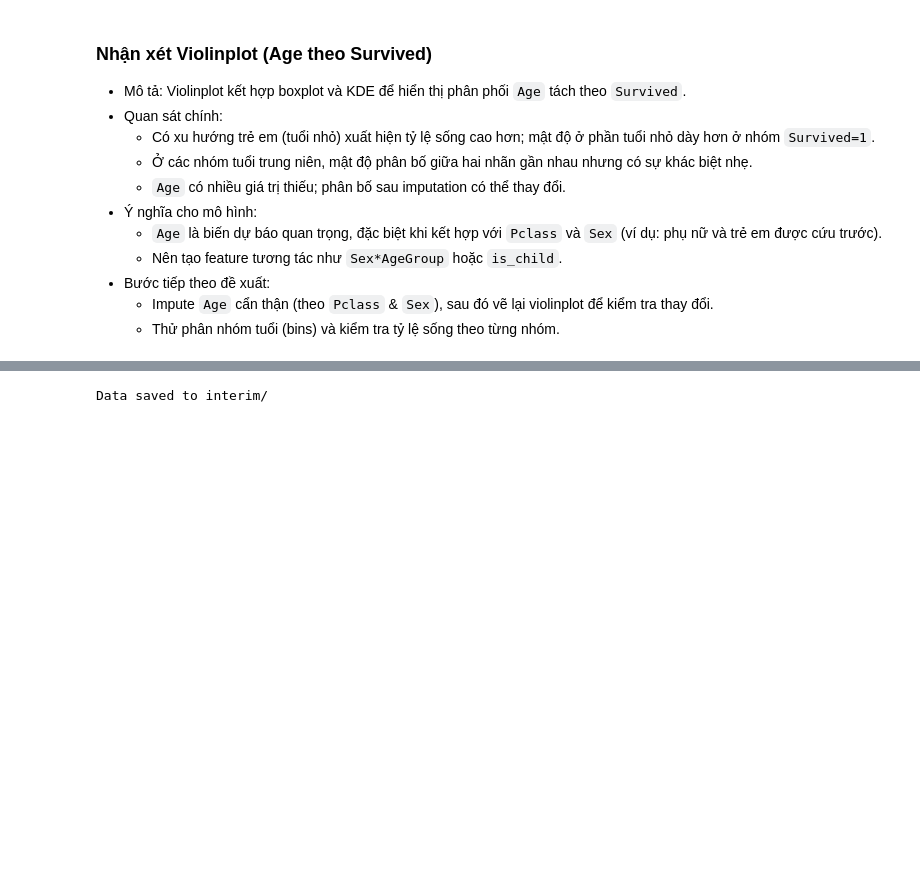
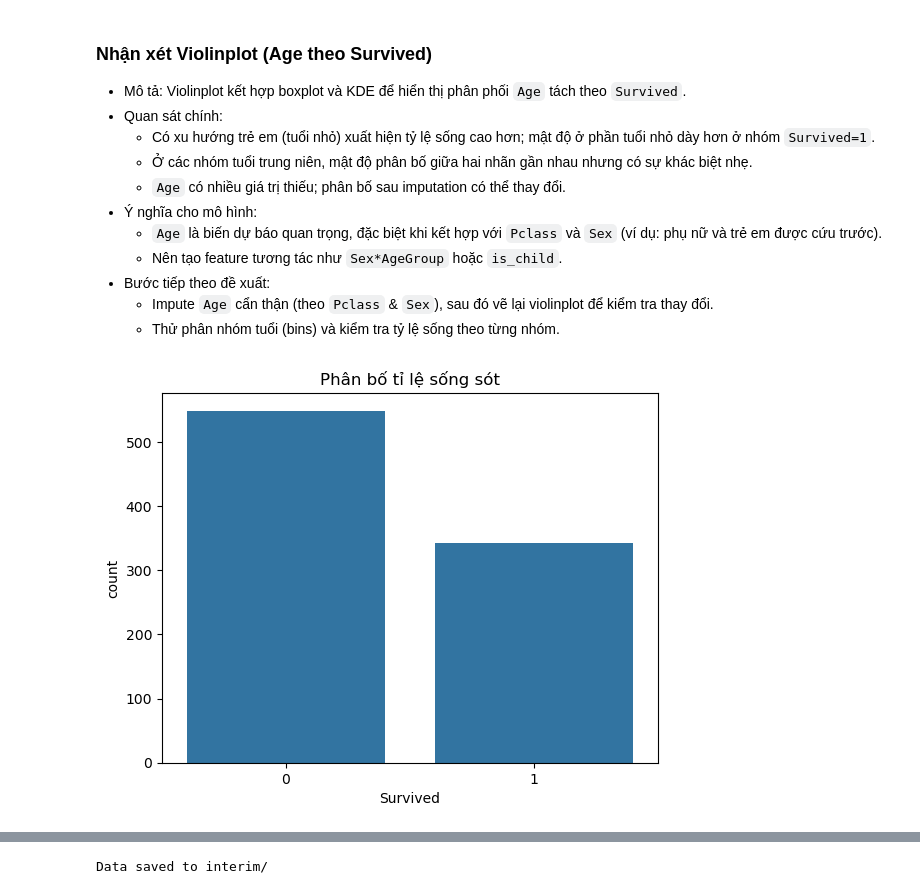
Before and after one commit to VietDQ1904/ML-Group-Projects, a Jupyter notebook: Challenge1/eda/eda.ipynb, the cells around one changed output, grey strips where cells are left out. Drawn from its saved outputs; the diff is of its cells as text; code cells hidden in the pictures; blank space fills up the shorter version.

```diff
--- a/Challenge1/eda/eda.ipynb
+++ b/Challenge1/eda/eda.ipynb
@@ -262,3 +262,9 @@ sns.violinplot(x='Survived', y='Age', data=df_dataset)
 - Bước tiếp theo đề xuất:
   - Impute `Age` cẩn thận (theo `Pclass` & `Sex`), sau đó vẽ lại violinplot để kiểm tra thay đổi.
   - Thử phân nhóm tuổi (bins) và kiểm tra tỷ lệ sống theo từng nhóm.
+# %%
+sns.countplot(x='Survived', data=df_train)
+plt.title('Phân bố tỉ lệ sống sót')
+plt.show()
+# %% [output]
+[figure, added]
```
Also changed, not shown: parts of 20 cells of this notebook, 2 other files.
